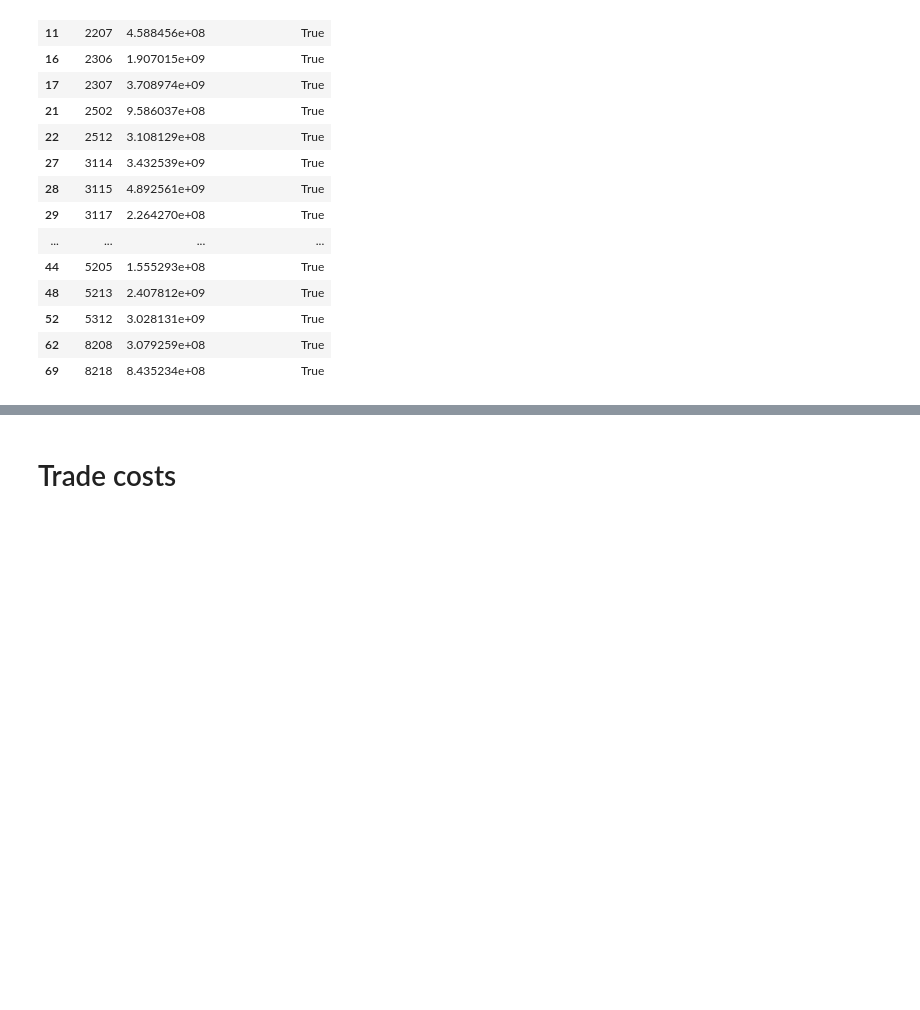
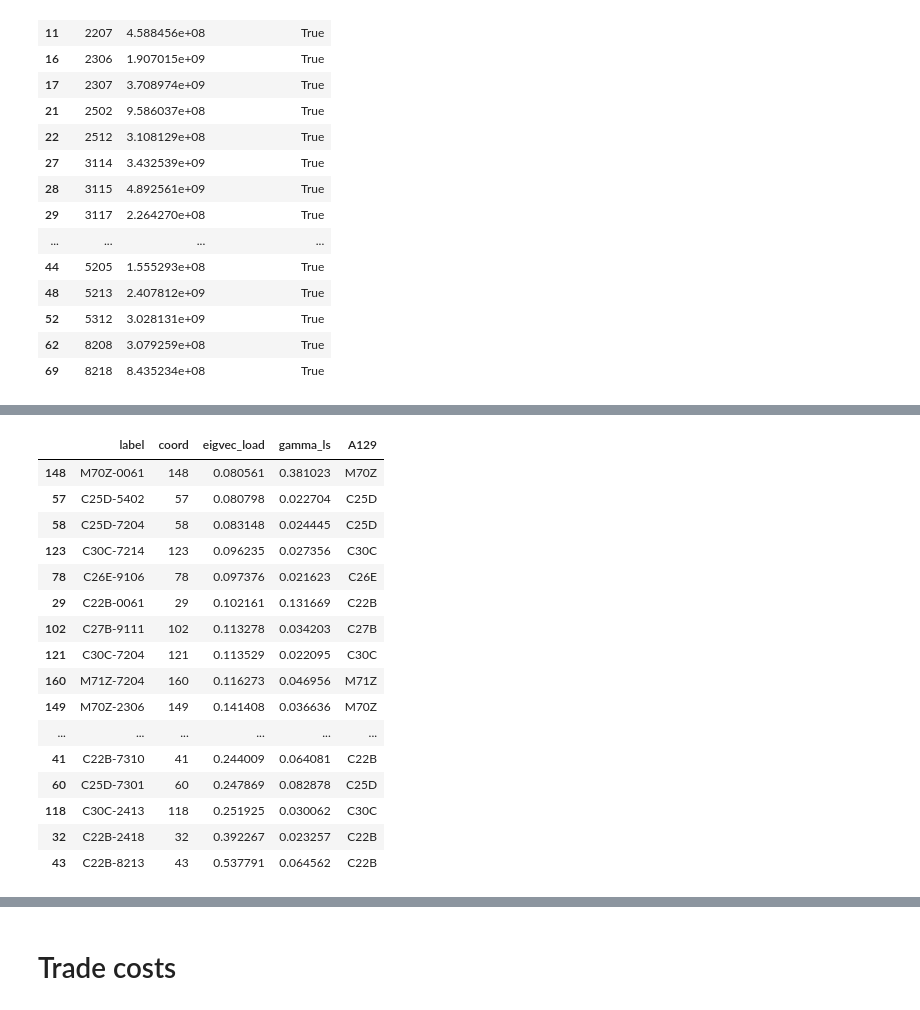
Before and after one commit to SwannChelly/SMM_Spatial_Comovement, a Jupyter notebook: analysis.ipynb, the cells around one changed output, grey strips where cells are left out. Cells and saved outputs as stored; diff of their text form; code cells hidden in the pictures; blank space fills up the shorter version.

```diff
--- a/analysis.ipynb
+++ b/analysis.ipynb
@@ -1883,0 +2033,33 @@ pi_r_reference
+# %%
+Omega_sim = np.load(f"../reporting_{industry}/step2/Sigma_sim.npy")
+Omega_data = np.load(f"../reporting_{industry}/step2/Sigma_data.npy")
+Omega = Omega_sim + Omega_data
+eigval,eigvec = np.linalg.eig(G.T@Omega@G)
+min_eigval = np.argmin(eigval)
+
+eigvec[:,min_eigval]
+tmp = df.iloc[(n_labor + n_industry + n_pi_r):,]
+tmp['eigvec_load'] = np.abs(eigvec[:,min_eigval])
+tmp['gamma_ls'] = 1.
+tmp.iloc[1:, tmp.columns.get_loc('gamma_ls')] = df_gamma.query('~reference').gamma_ls.values.astype(float)
+tmp['A129'] = tmp.label.str[:4]
+tmp['gamma_ls'] /= tmp.groupby('A129').gamma_ls.transform("sum")
+tmp.sort_values(by = 'eigvec_load').tail(20)
+# %% [output]
+|  | label | coord | eigvec_load | gamma_ls | A129 |
+| 148 | M70Z-0061 | 148 | 0.080561 | 0.381023 | M70Z |
+| 57 | C25D-5402 | 57 | 0.080798 | 0.022704 | C25D |
+| 58 | C25D-7204 | 58 | 0.083148 | 0.024445 | C25D |
+| 123 | C30C-7214 | 123 | 0.096235 | 0.027356 | C30C |
+| 78 | C26E-9106 | 78 | 0.097376 | 0.021623 | C26E |
+| 29 | C22B-0061 | 29 | 0.102161 | 0.131669 | C22B |
+| 102 | C27B-9111 | 102 | 0.113278 | 0.034203 | C27B |
+| 121 | C30C-7204 | 121 | 0.113529 | 0.022095 | C30C |
+| 160 | M71Z-7204 | 160 | 0.116273 | 0.046956 | M71Z |
+| 149 | M70Z-2306 | 149 | 0.141408 | 0.036636 | M70Z |
+| ... | ... | ... | ... | ... | ... |
+| 41 | C22B-7310 | 41 | 0.244009 | 0.064081 | C22B |
+| 60 | C25D-7301 | 60 | 0.247869 | 0.082878 | C25D |
+| 118 | C30C-2413 | 118 | 0.251925 | 0.030062 | C30C |
+| 32 | C22B-2418 | 32 | 0.392267 | 0.023257 | C22B |
+| 43 | C22B-8213 | 43 | 0.537791 | 0.064562 | C22B |
```
Also changed, not shown: parts of 10 cells of this notebook, 3 other files.
